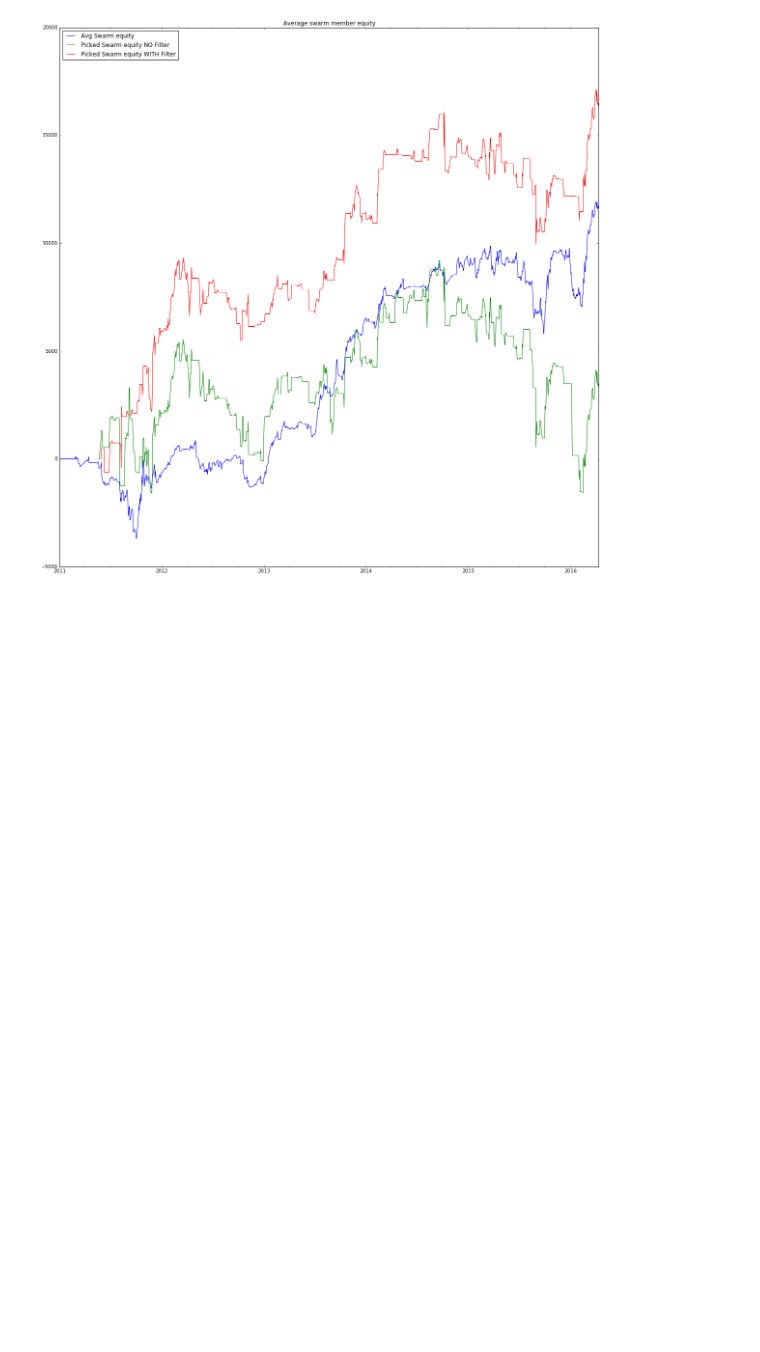
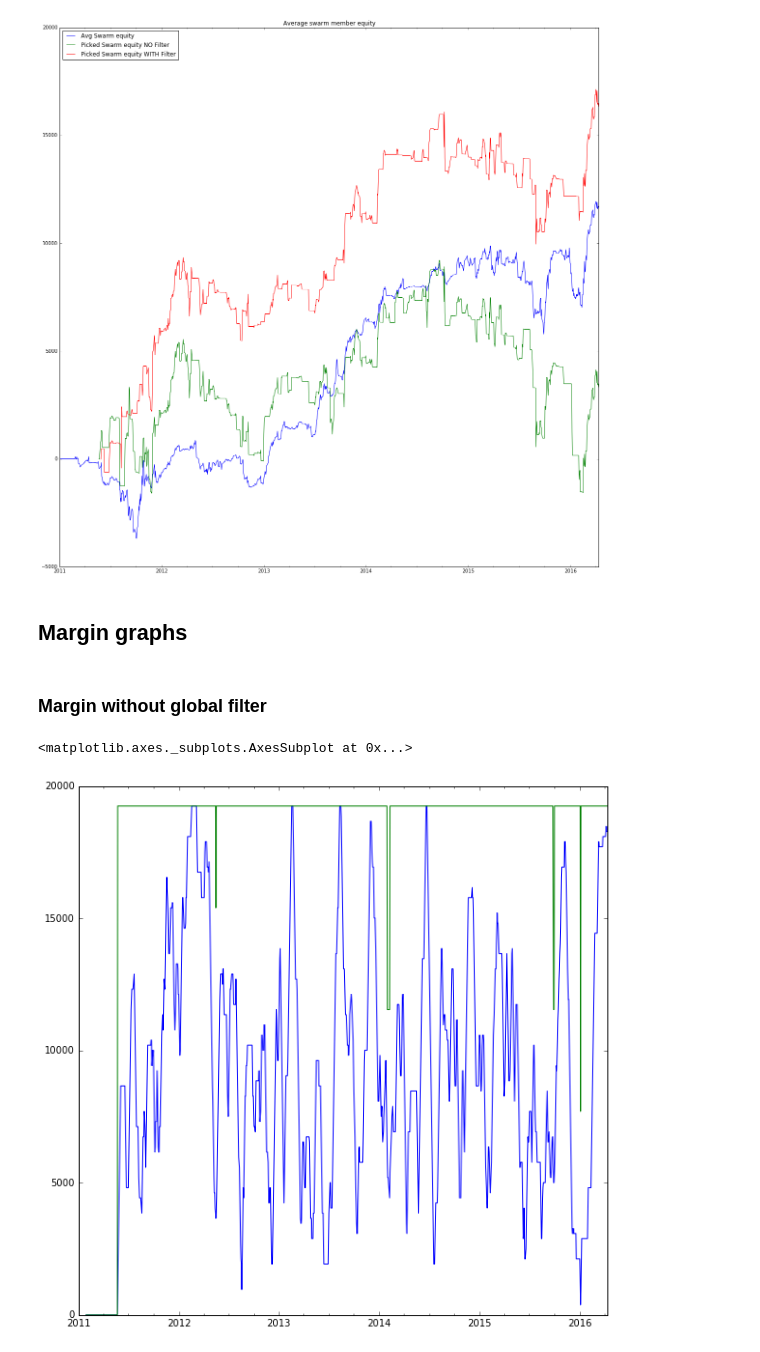
Before and after one commit to trendmanagement/tmqrexo_alexveden, a Jupyter notebook: notebooks/Strategy_MAcrossingTrail_CostsLayer.ipynb, the cells around one changed output. Saved outputs shown, nothing was run; the diff lists cells and outputs as text; code cells hidden in the pictures; blank space fills up the shorter version.

```diff
--- a/notebooks/Strategy_MAcrossingTrail_CostsLayer.ipynb
+++ b/notebooks/Strategy_MAcrossingTrail_CostsLayer.ipynb
@@ -448,3 +450,16 @@ legend(loc=2)
 # %% [output]
 <matplotlib.legend.Legend at 0x...>
 [figure]
+# %% [markdown]
+## Margin graphs
+# %% [markdown]
+### Margin without global filter
+# %%
+figsize(10, 10)
+mrg = (swarm_picked_inposition_wofilter * info['margin']).sum(axis=1)
+
+mrg.rolling(20).mean().plot(label="Mean Margin")
+mrg.rolling(20).max().plot(label="Mean Margin")
+# %% [output]
+<matplotlib.axes._subplots.AxesSubplot at 0x...>
+[figure, added]
```
Also changed, not shown: parts of 4 cells of this notebook, 4 other files.
